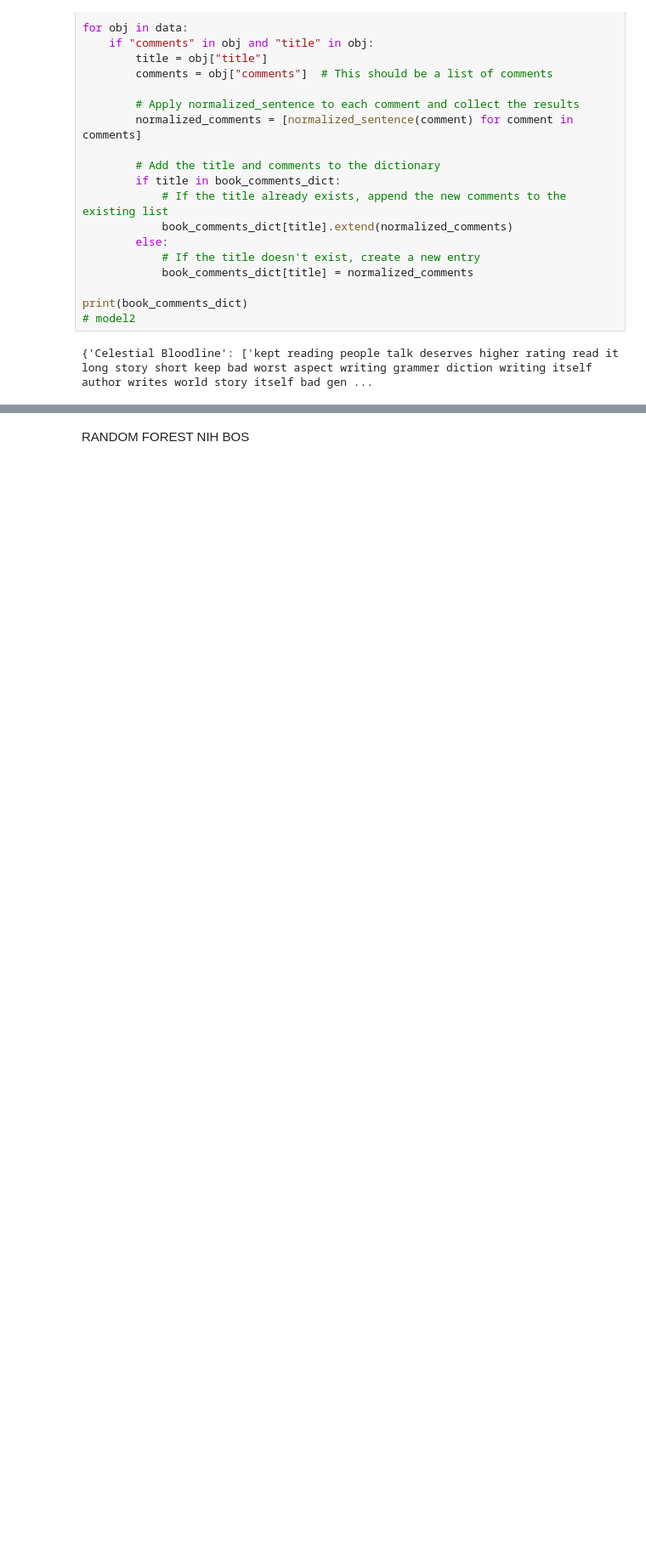
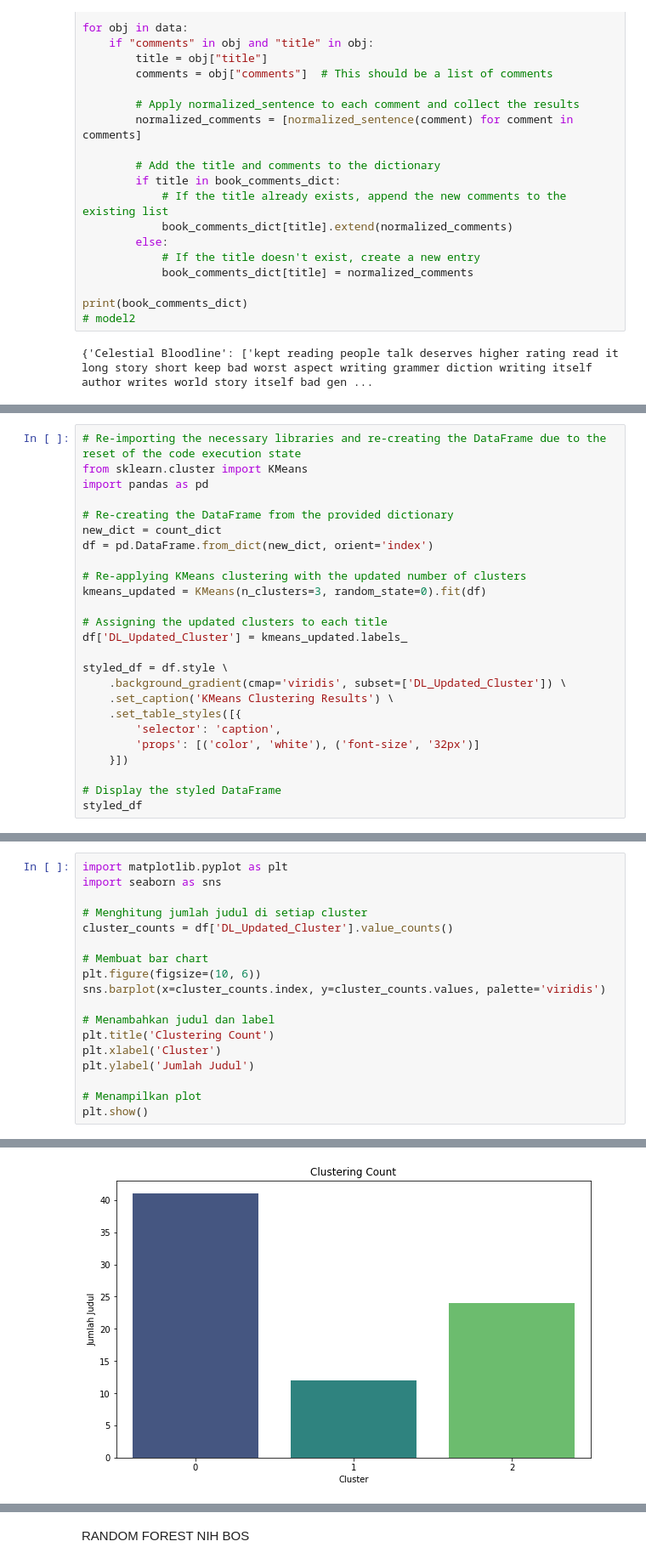
Before and after one commit to ChrisJulLimantoro/sentiment-analysis, a Jupyter notebook: proyek.ipynb, the cells around one changed output, grey strips where cells are left out. Shown at 85% size. Cells and saved outputs as stored; diff of their text form; blank space fills up the shorter version.

```diff
--- a/proyek.ipynb
+++ b/proyek.ipynb
@@ -788,0 +892,25 @@ print(sentiment_results)
+# %%
+# Re-importing the necessary libraries and re-creating the DataFrame due to the reset of the code execution state
+from sklearn.cluster import KMeans
+import pandas as pd
+
+# Re-creating the DataFrame from the provided dictionary
+new_dict = count_dict
+df = pd.DataFrame.from_dict(new_dict, orient='index')
+
+# Re-applying KMeans clustering with the updated number of clusters
+kmeans_updated = KMeans(n_clusters=3, random_state=0).fit(df)
+
+# Assigning the updated clusters to each title
+df['DL_Updated_Cluster'] = kmeans_updated.labels_
+
+styled_df = df.style \
+    .background_gradient(cmap='viridis', subset=['DL_Updated_Cluster']) \
+    .set_caption('KMeans Clustering Results') \
+    .set_table_styles([{
+        'selector': 'caption',
+        'props': [('color', 'white'), ('font-size', '32px')]
+    }])
+
+# Display the styled DataFrame
+styled_df
@@ -788,0 +936,19 @@ print(sentiment_results)
+# %%
+import matplotlib.pyplot as plt
+import seaborn as sns
+
+# Menghitung jumlah judul di setiap cluster
+cluster_counts = df['DL_Updated_Cluster'].value_counts()
+
+# Membuat bar chart
+plt.figure(figsize=(10, 6))
+sns.barplot(x=cluster_counts.index, y=cluster_counts.values, palette='viridis')
+
+# Menambahkan judul dan label
+plt.title('Clustering Count')
+plt.xlabel('Cluster')
+plt.ylabel('Jumlah Judul')
+
+# Menampilkan plot
+plt.show()
+# %% [output]
@@ -788,0 +958 @@ print(sentiment_results)
+[figure, added]
```
Also changed, not shown: parts of 19 cells of this notebook.
